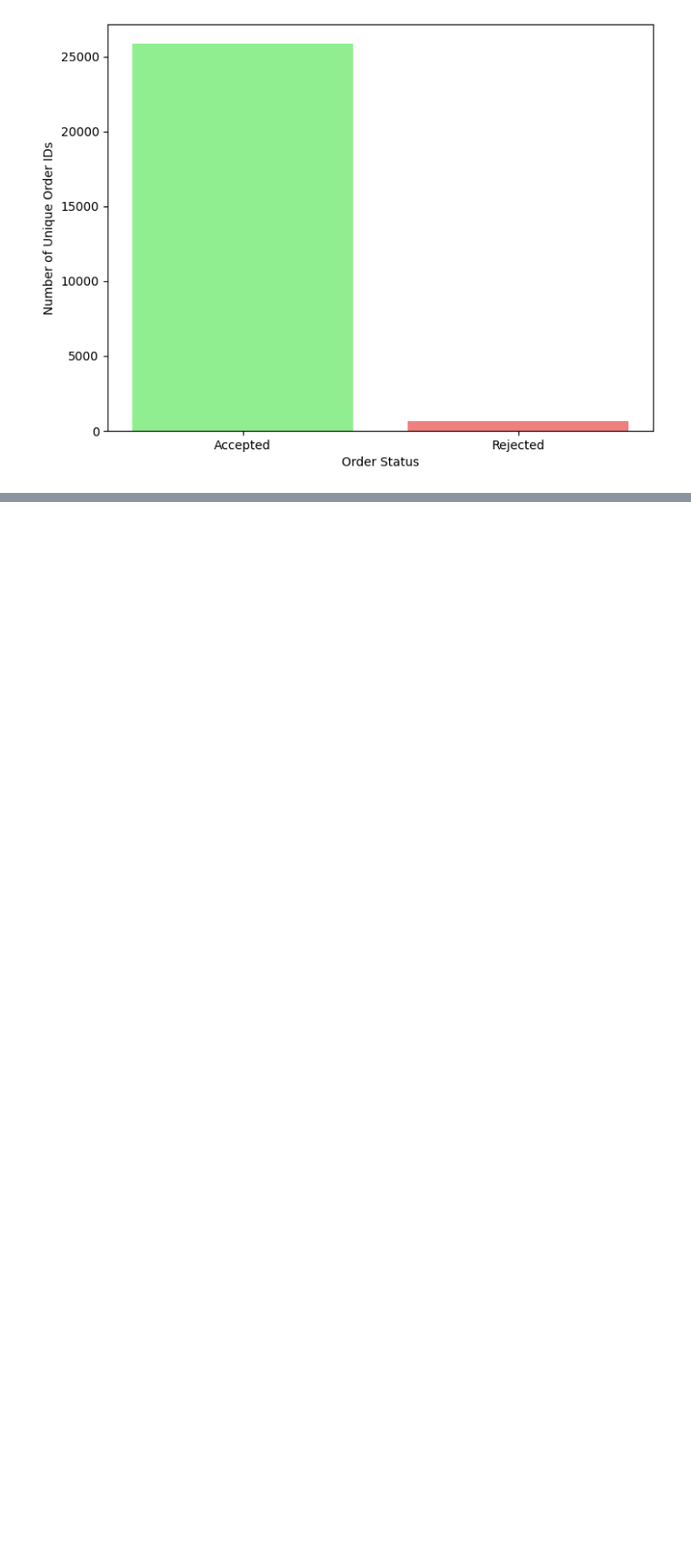
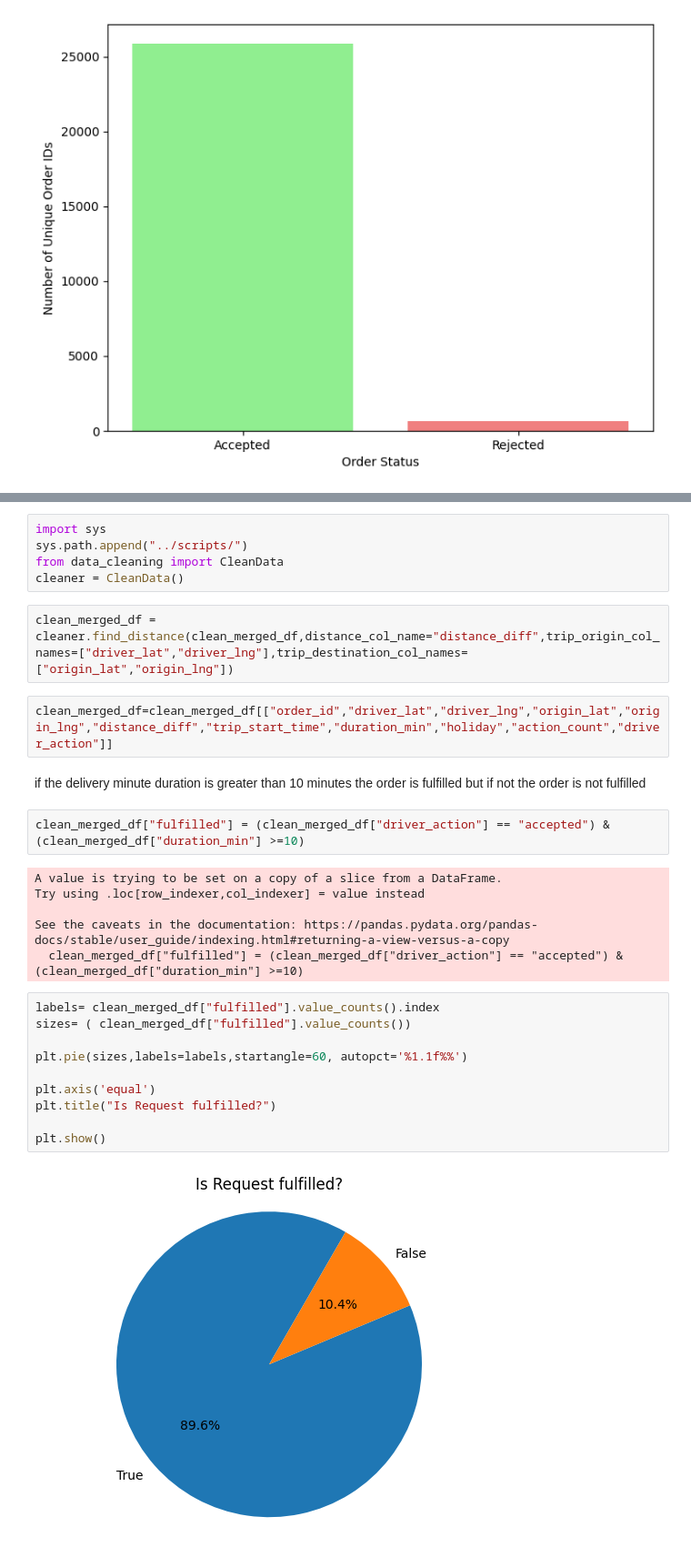
Before and after one commit to mahbubah/Logistic_optimization_Causal_Inference, a Jupyter notebook: notebooks/EDA_delivery_requests.ipynb, the cells around one changed output, grey strips where cells are left out. Shown: that part at 91% size. Drawn from its saved outputs; the diff is of its cells as text; blank space fills up the shorter version.

```diff
--- a/notebooks/EDA_delivery_requests.ipynb
+++ b/notebooks/EDA_delivery_requests.ipynb
@@ -153,0 +334,31 @@ plt.show()
+# %%
+import sys
+sys.path.append("../scripts/")
+from data_cleaning import CleanData
+cleaner = CleanData()
+# %%
+clean_merged_df = cleaner.find_distance(clean_merged_df,distance_col_name="distance_diff",trip_origin_col_names=["driver_lat","driver_lng"],trip_destination_col_names=["origin_lat","origin_lng"])
+# %%
+clean_merged_df=clean_merged_df[["order_id","driver_lat","driver_lng","origin_lat","origin_lng","distance_diff","trip_start_time","duration_min","holiday","action_count","driver_action"]]
+# %% [markdown]
+if the delivery minute duration is greater than 10 minutes the order is fulfilled but if not the order is not fulfilled
+# %%
+clean_merged_df["fulfilled"] = (clean_merged_df["driver_action"] == "accepted") & (clean_merged_df["duration_min"] >=10)
+# %% [output]
+A value is trying to be set on a copy of a slice from a DataFrame.
+Try using .loc[row_indexer,col_indexer] = value instead
+
+See the caveats in the documentation: https://pandas.pydata.org/pandas-docs/stable/user_guide/indexing.html#returning-a-view-versus-a-copy
+  clean_merged_df["fulfilled"] = (clean_merged_df["driver_action"] == "accepted") & (clean_merged_df["duration_min"] >=10)
+# %%
+labels= clean_merged_df["fulfilled"].value_counts().index
+sizes= ( clean_merged_df["fulfilled"].value_counts())
+
+plt.pie(sizes,labels=labels,startangle=60, autopct='%1.1f%%')
+
+plt.axis('equal')
+plt.title("Is Request fulfilled?")
+
+plt.show()
+# %% [output]
+[figure, added]
```
Also changed, not shown: parts of 24 cells of this notebook, 1 other file.
